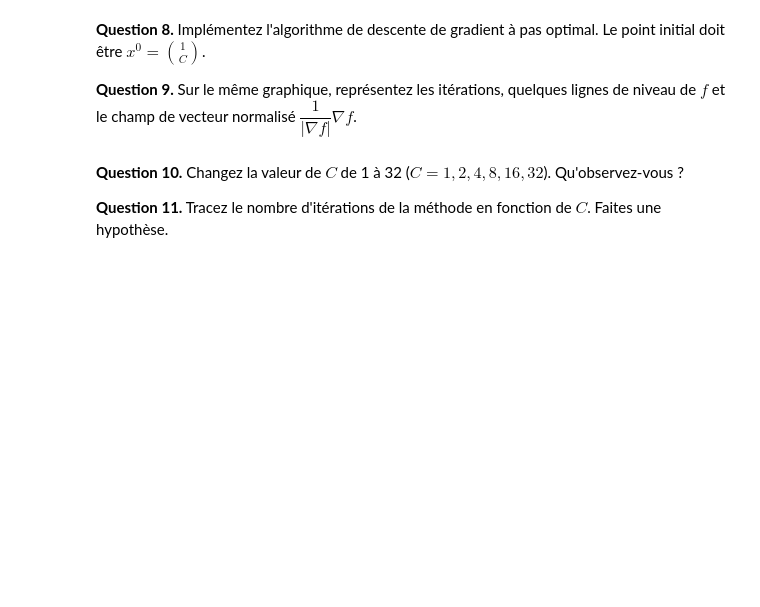
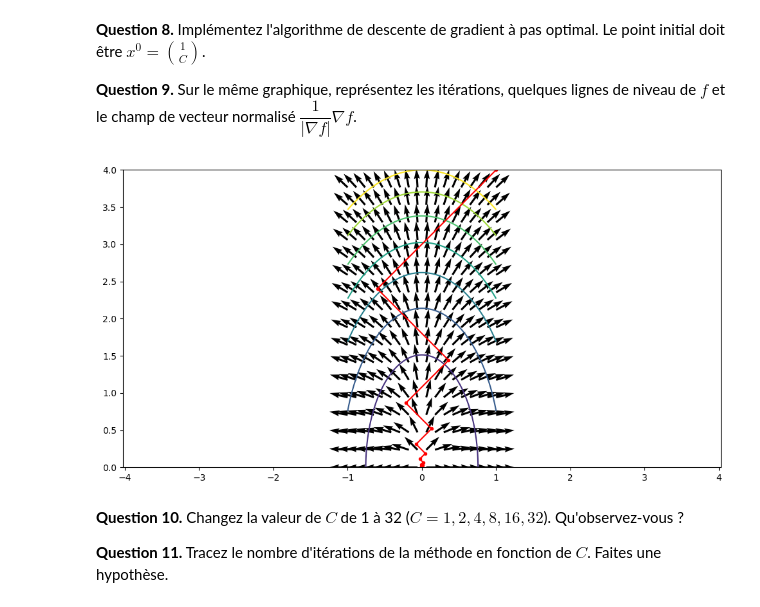
Before and after one commit to benech17/optimisation-SDIA, a Jupyter notebook: TP1_Méthodes_de_Gradient.ipynb, the cells around one changed output. Drawn from its saved outputs; the diff is of its cells as text; code cells hidden in the pictures; blank space fills up the shorter version.

```diff
--- a/TP1_Méthodes_de_Gradient.ipynb
+++ b/TP1_Méthodes_de_Gradient.ipynb
@@ -88,3 +86,31 @@ plt.show()
+# %%
+C=4
+x0=np.array([1,C])
+A=np.array([[C,0],[0,1]])
+def desc_grad_opti(x0,epsilon,max_iter,df,A):
+    x = x0
+    x_list = [x]
+    for i in range(max_iter):
+        d = df(x[0],x[1])
+        alpha =- np.dot(np.dot(d.T,A),x)/np.dot(np.dot(d.T,A),d)
+        x = x + alpha*d
+        x_list.append(x)
+        if np.linalg.norm(d) < epsilon:
+            break
+    return x_list
+# %%
+%matplotlib inline
+plt.figure(figsize=(12,6))
+g = lambda x, y: .5*(C*x**2 + y**2)
+G = lambda x, y: np.array([C*x, y])
+level_lines(g, -1, 1, 0, C, np.linspace(0, .5*C**2, 8))
+draw_vector_field(G,  -1, 1, 0, C, 18)
+x_list=desc_grad_opti(x0,0.01,1000,G,A)
+plt.plot([x[0] for x in x_list], [x[1] for x in x_list], 'r.-')
+plt.axis('equal')
+plt.show()
+# %% [output]
+[figure, added]
 # %% [markdown]
 **Question 10.** Changez la valeur de $C$ de 1 à 32 ($C=1,2,4,8,16,32$). Qu'observez-vous ?
 
```
Also changed, not shown: parts of 15 cells of this notebook, 3 other files.
